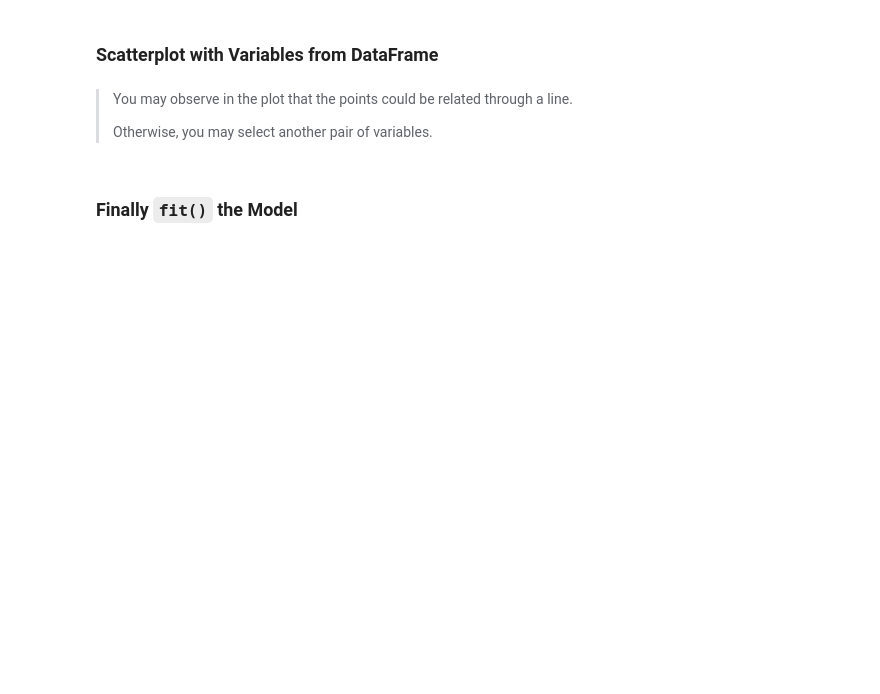
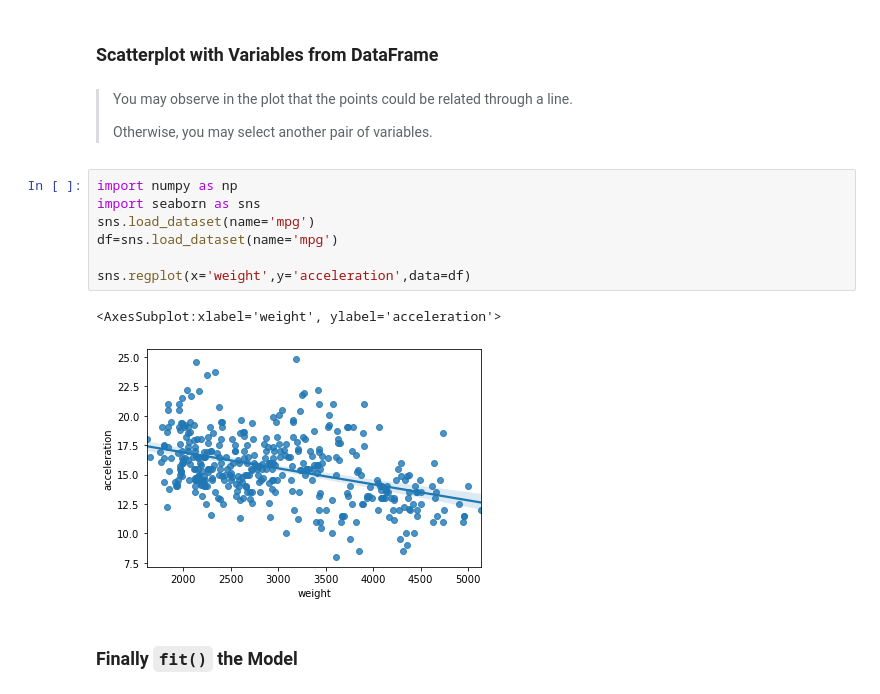
Before and after one commit to apoboldon/machine-learning-program, a Jupyter notebook: #03. Machine Learning & Linear Regression/03practice.ipynb, the cells around one changed output. Cells and saved outputs as stored; diff of their text form; blank space fills up the shorter version.

```diff
--- a/#03. Machine Learning & Linear Regression/03practice.ipynb
+++ b/#03. Machine Learning & Linear Regression/03practice.ipynb
@@ -53,6 +69,16 @@ sns.load_dataset('')
 > You may observe in the plot that the points could be related through a line.
 >
 > Otherwise, you may select another pair of variables.
+# %%
+import numpy as np
+import seaborn as sns
+sns.load_dataset(name='mpg')
+df=sns.load_dataset(name='mpg')
+
+sns.regplot(x='weight',y='acceleration',data=df)
+# %% [output]
+<AxesSubplot:xlabel='weight', ylabel='acceleration'>
+[figure, added]
 # %% [markdown]
 ### Finally `fit()` the Model
 # %% [markdown]
```
Also changed, not shown: parts of 5 cells of this notebook, 1 other file.
